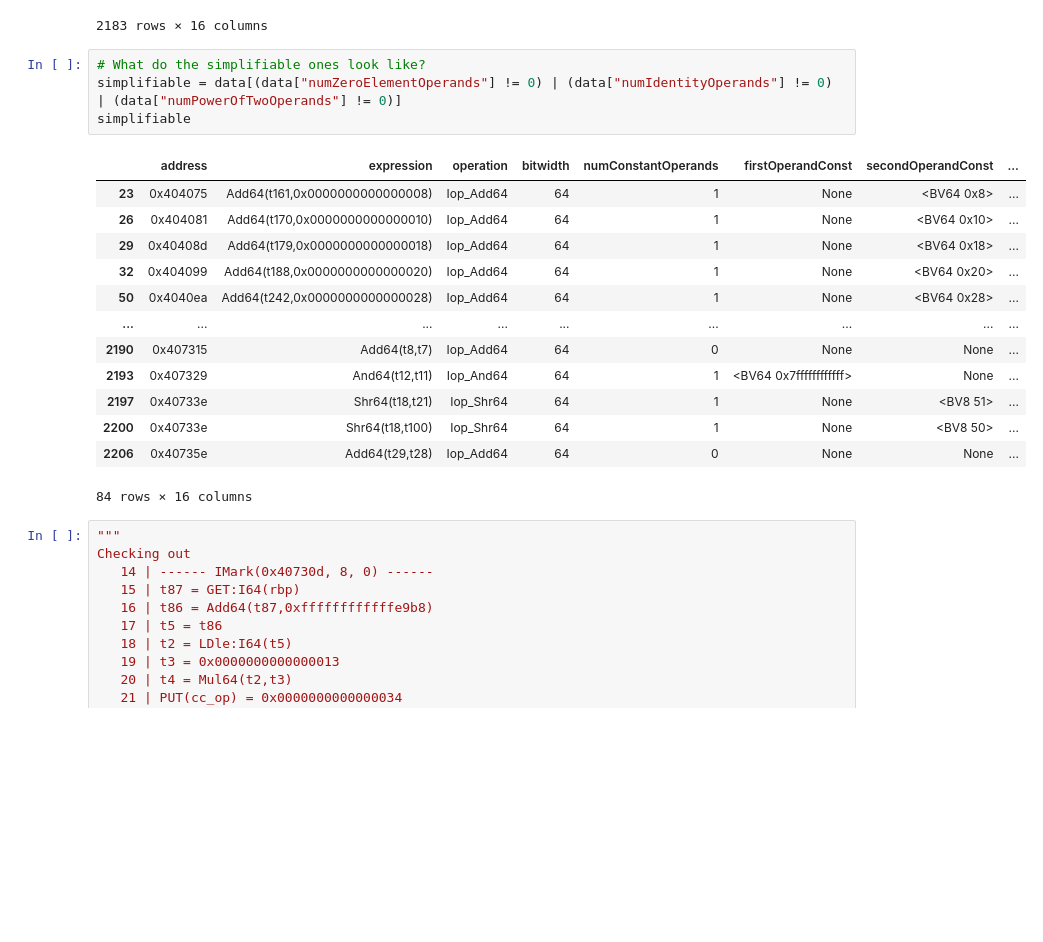
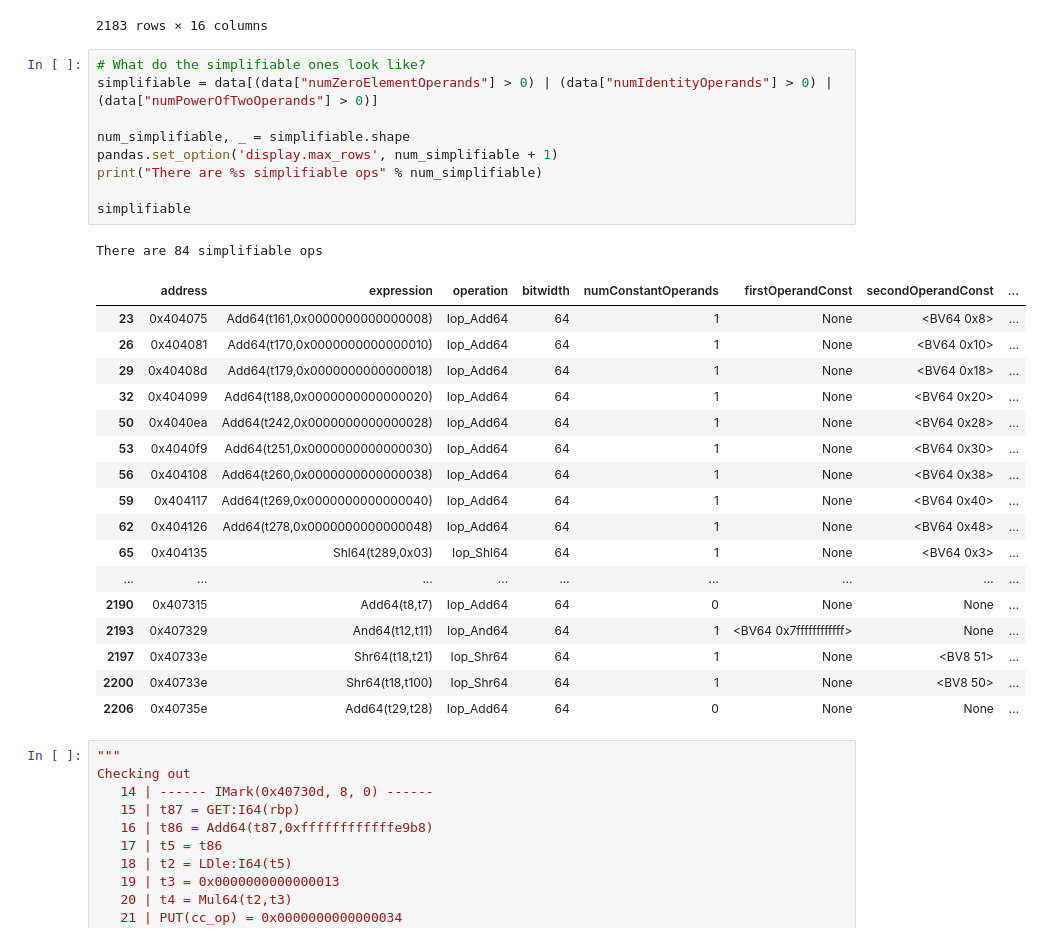
Before and after one commit to counter-optimization/checker, a Jupyter notebook: explore-comp-simp.ipynb, the cells around one changed output. Saved outputs shown, nothing was run; the diff lists cells and outputs as text; blank space fills up the shorter version.

```diff
--- a/explore-comp-simp.ipynb
+++ b/explore-comp-simp.ipynb
@@ -59,22 +59,32 @@ not_simplifiable
 2183 rows × 16 columns
 # %%
 # What do the simplifiable ones look like?
-simplifiable = data[(data["numZeroElementOperands"] != 0) | (data["numIdentityOperands"] != 0) | (data["numPowerOfTwoOperands"] != 0)]
+simplifiable = data[(data["numZeroElementOperands"] > 0) | (data["numIdentityOperands"] > 0) | (data["numPowerOfTwoOperands"] > 0)]
+
+num_simplifiable, _ = simplifiable.shape
+pandas.set_option('display.max_rows', num_simplifiable + 1)
+print("There are %s simplifiable ops" % num_simplifiable)
+
 simplifiable
 # %% [output]
+There are 84 simplifiable ops
 |  | address | expression | operation | bitwidth | numConstantOperands | firstOperandConst | secondOperandConst | ... |
 | 23 | 0x404075 | Add64(t161,0x0000000000000008) | Iop_Add64 | 64 | 1 | None | <BV64 0x8> | ... |
 | 26 | 0x404081 | Add64(t170,0x0000000000000010) | Iop_Add64 | 64 | 1 | None | <BV64 0x10> | ... |
 | 29 | 0x40408d | Add64(t179,0x0000000000000018) | Iop_Add64 | 64 | 1 | None | <BV64 0x18> | ... |
 | 32 | 0x404099 | Add64(t188,0x0000000000000020) | Iop_Add64 | 64 | 1 | None | <BV64 0x20> | ... |
 | 50 | 0x4040ea | Add64(t242,0x0000000000000028) | Iop_Add64 | 64 | 1 | None | <BV64 0x28> | ... |
+| 53 | 0x4040f9 | Add64(t251,0x0000000000000030) | Iop_Add64 | 64 | 1 | None | <BV64 0x30> | ... |
+| 56 | 0x404108 | Add64(t260,0x0000000000000038) | Iop_Add64 | 64 | 1 | None | <BV64 0x38> | ... |
+| 59 | 0x404117 | Add64(t269,0x0000000000000040) | Iop_Add64 | 64 | 1 | None | <BV64 0x40> | ... |
+| 62 | 0x404126 | Add64(t278,0x0000000000000048) | Iop_Add64 | 64 | 1 | None | <BV64 0x48> | ... |
+| 65 | 0x404135 | Shl64(t289,0x03) | Iop_Shl64 | 64 | 1 | None | <BV64 0x3> | ... |
 | ... | ... | ... | ... | ... | ... | ... | ... | ... |
 | 2190 | 0x407315 | Add64(t8,t7) | Iop_Add64 | 64 | 0 | None | None | ... |
 | 2193 | 0x407329 | And64(t12,t11) | Iop_And64 | 64 | 1 | <BV64 0x7ffffffffffff> | None | ... |
 | 2197 | 0x40733e | Shr64(t18,t21) | Iop_Shr64 | 64 | 1 | None | <BV8 51> | ... |
 | 2200 | 0x40733e | Shr64(t18,t100) | Iop_Shr64 | 64 | 1 | None | <BV8 50> | ... |
 | 2206 | 0x40735e | Add64(t29,t28) | Iop_Add64 | 64 | 0 | None | None | ... |
-84 rows × 16 columns
 # %%
 """
 Checking out
```
Also changed, not shown: parts of 2 cells of this notebook.
